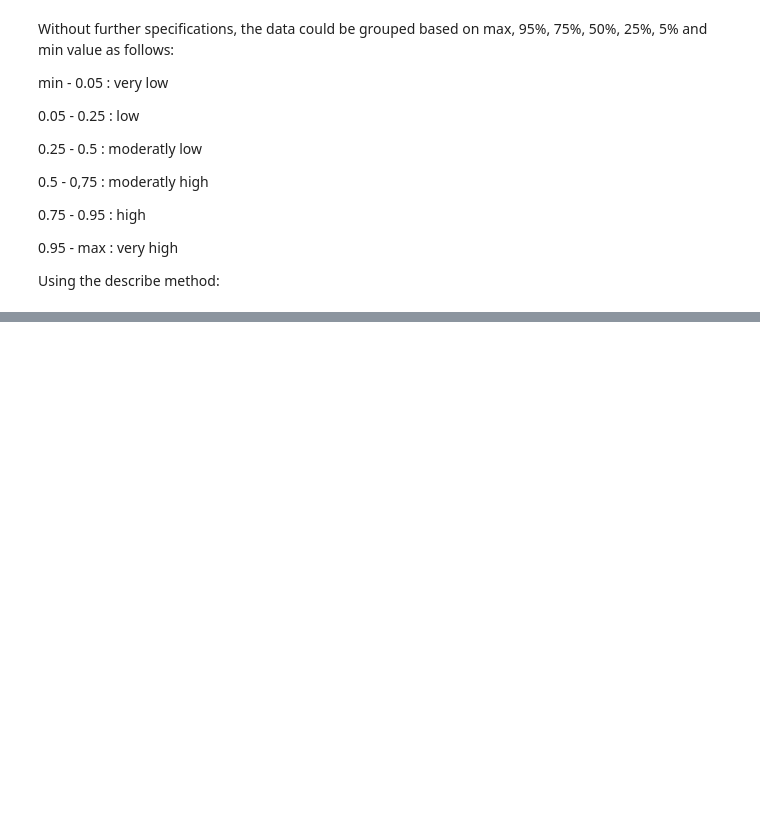
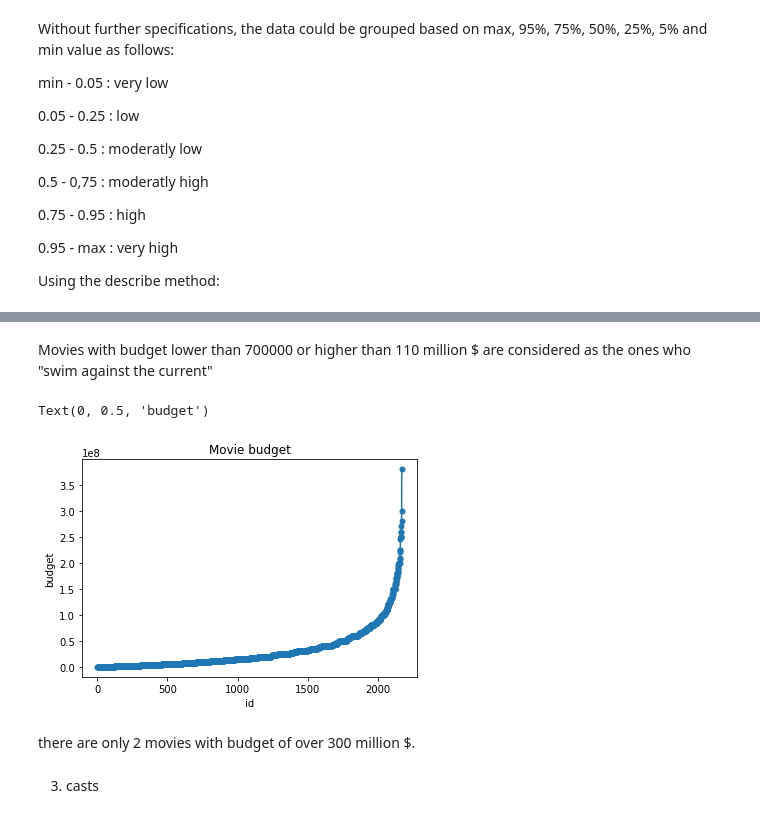
Before and after one commit to sshmo/Data_Science_Mini_Project, a Jupyter notebook: Movie database/Movie_database.ipynb, the cells around one changed output, grey strips where cells are left out. Saved outputs shown, nothing was run; the diff lists cells and outputs as text; code cells hidden in the pictures; blank space fills up the shorter version.

```diff
--- a/Movie database/Movie_database.ipynb
+++ b/Movie database/Movie_database.ipynb
@@ -345,0 +508,3 @@ df2.describe(percentiles = [0.05,0.25,0.5,0.75,0.95])
+# %%
+df2 = df1[df1['budget']>1000]
+df2['budget'].describe(percentiles = [0.05,0.25,0.5,0.75,0.95])
@@ -345,0 +523,13 @@ df2.describe(percentiles = [0.05,0.25,0.5,0.75,0.95])
+# %% [markdown]
+Movies with budget lower than 700000 or higher than 110 million $ are considered as the ones who "swim against the current"
+# %%
+ax = df2['budget'].sort_values().plot(title='Movie budget',  marker='.', markersize=10,use_index=False)
+ax.set_xlabel("id")
+ax.set_ylabel("budget")
+# %% [output]
+Text(0, 0.5, 'budget')
+[figure, added]
+# %% [markdown]
+there are only 2 movies with budget of over 300 million $.
+# %% [markdown]
+3. casts
```
Also changed, not shown: parts of 31 cells of this notebook.
